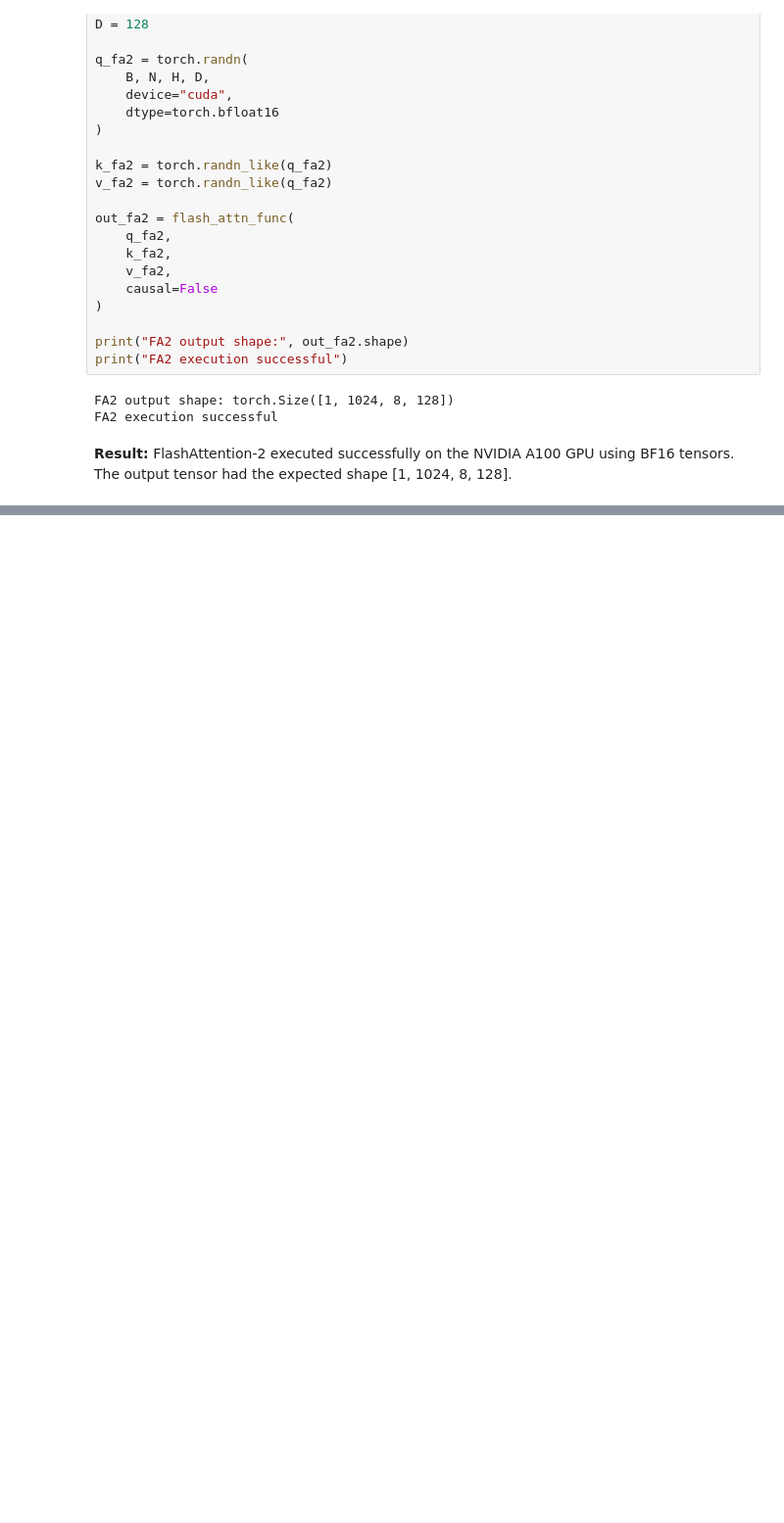
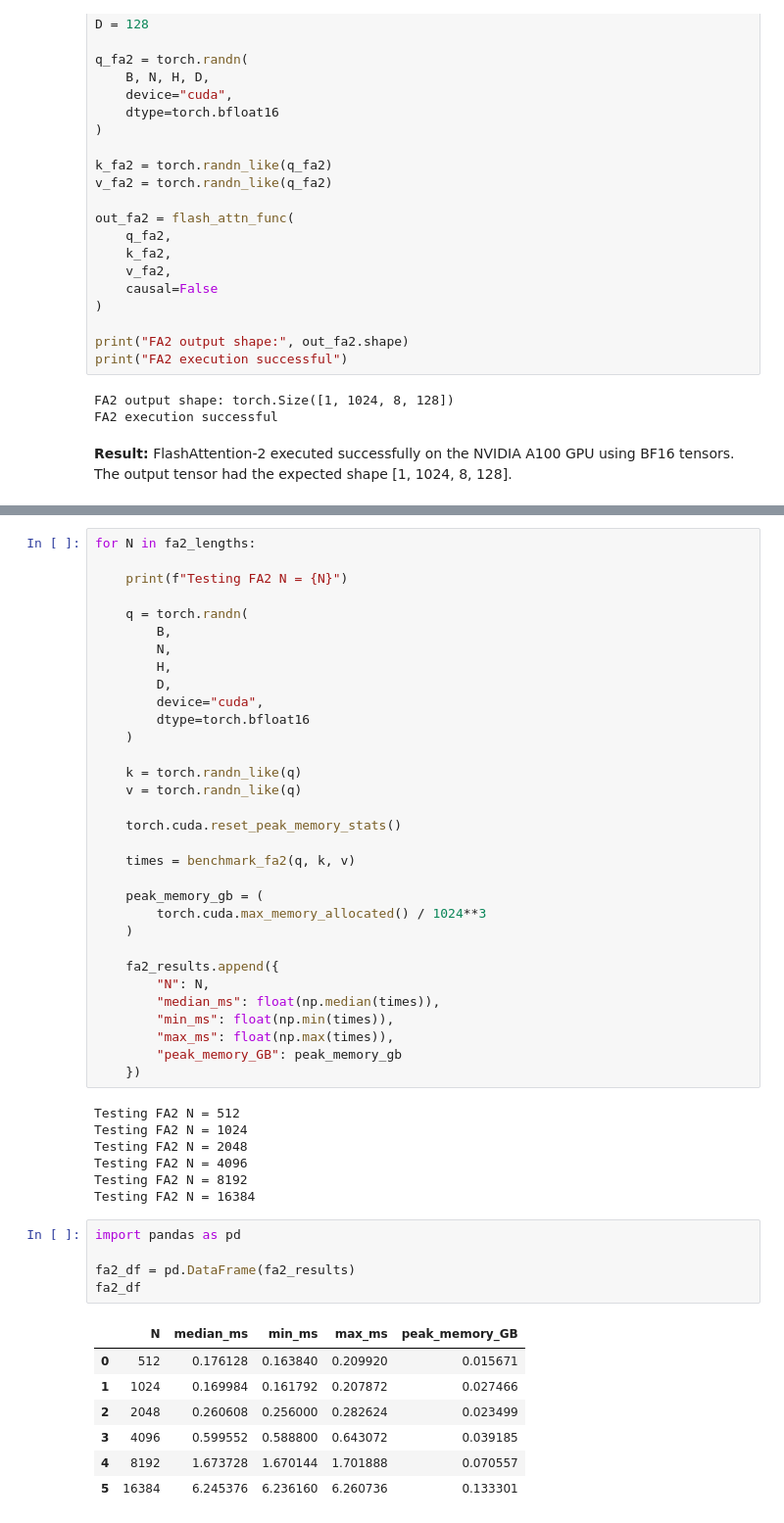
Before and after one commit to deepinsightai/flash-attention, a Jupyter notebook: blackwell_sdpa_smoke_test.ipynb, the cells around one changed output, grey strips where cells are left out. Shown at 98% size. Cells and saved outputs as stored; diff of their text form; blank space fills up the shorter version.

```diff
--- a/blackwell_sdpa_smoke_test.ipynb
+++ b/blackwell_sdpa_smoke_test.ipynb
@@ -1371,0 +1398,52 @@ FA2 execution successful
+# %%
+for N in fa2_lengths:
+
+    print(f"Testing FA2 N = {N}")
+
+    q = torch.randn(
+        B,
+        N,
+        H,
+        D,
+        device="cuda",
+        dtype=torch.bfloat16
+    )
+
+    k = torch.randn_like(q)
+    v = torch.randn_like(q)
+
+    torch.cuda.reset_peak_memory_stats()
+
+    times = benchmark_fa2(q, k, v)
+
+    peak_memory_gb = (
+        torch.cuda.max_memory_allocated() / 1024**3
+    )
+
+    fa2_results.append({
+        "N": N,
+        "median_ms": float(np.median(times)),
+        "min_ms": float(np.min(times)),
+        "max_ms": float(np.max(times)),
+        "peak_memory_GB": peak_memory_gb
+    })
+# %% [output]
+Testing FA2 N = 512
+Testing FA2 N = 1024
+Testing FA2 N = 2048
+Testing FA2 N = 4096
+Testing FA2 N = 8192
+Testing FA2 N = 16384
+# %%
+import pandas as pd
+
+fa2_df = pd.DataFrame(fa2_results)
+fa2_df
+# %% [output]
+|  | N | median_ms | min_ms | max_ms | peak_memory_GB |
+| 0 | 512 | 0.176128 | 0.163840 | 0.209920 | 0.015671 |
+| 1 | 1024 | 0.169984 | 0.161792 | 0.207872 | 0.027466 |
+| 2 | 2048 | 0.260608 | 0.256000 | 0.282624 | 0.023499 |
+| 3 | 4096 | 0.599552 | 0.588800 | 0.643072 | 0.039185 |
+| 4 | 8192 | 1.673728 | 1.670144 | 1.701888 | 0.070557 |
+| 5 | 16384 | 6.245376 | 6.236160 | 6.260736 | 0.133301 |
```
Also changed, not shown: parts of 6 cells of this notebook.
